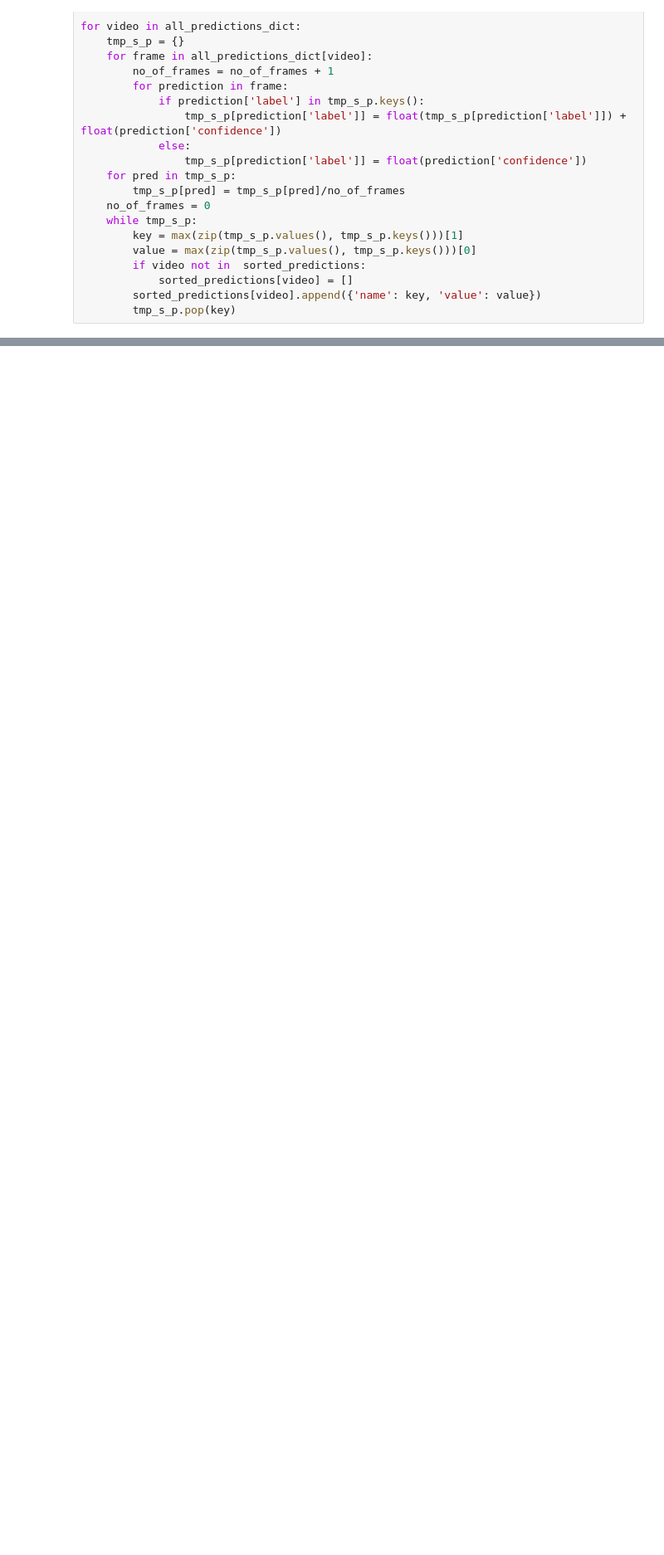
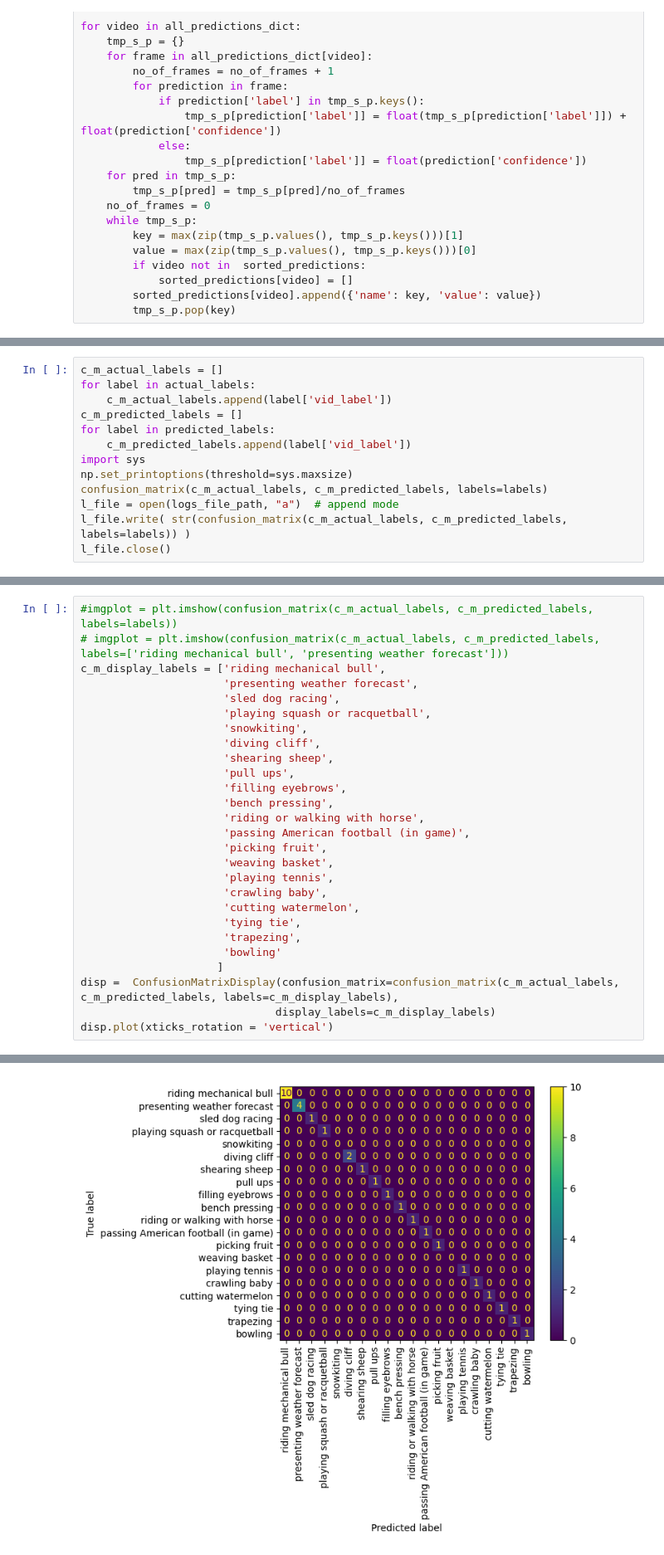
Before and after one commit to MuhammadShafaatKhan13/openvino_notebooks, a Jupyter notebook: notebook/action-recognition-webcam/action-recognition-webcam.ipynb, the cells around one changed output, grey strips where cells are left out. Shown at 83% size. Saved outputs shown, nothing was run; the diff lists cells and outputs as text; blank space fills up the shorter version.

Commit message:
wip: creating confusion matrix

```diff
--- a/notebook/action-recognition-webcam/action-recognition-webcam.ipynb
+++ b/notebook/action-recognition-webcam/action-recognition-webcam.ipynb
@@ -770,0 +795,13 @@ sorted_predictions
+# %%
+c_m_actual_labels = []
+for label in actual_labels:
+    c_m_actual_labels.append(label['vid_label'])
+c_m_predicted_labels = []
+for label in predicted_labels:
+    c_m_predicted_labels.append(label['vid_label'])
+import sys
+np.set_printoptions(threshold=sys.maxsize)
+confusion_matrix(c_m_actual_labels, c_m_predicted_labels, labels=labels)
+l_file = open(logs_file_path, "a")  # append mode
+l_file.write( str(confusion_matrix(c_m_actual_labels, c_m_predicted_labels, labels=labels)) )
+l_file.close()
@@ -770,0 +819,28 @@ sorted_predictions
+# %%
+#imgplot = plt.imshow(confusion_matrix(c_m_actual_labels, c_m_predicted_labels, labels=labels))
+# imgplot = plt.imshow(confusion_matrix(c_m_actual_labels, c_m_predicted_labels, labels=['riding mechanical bull', 'presenting weather forecast']))
+c_m_display_labels = ['riding mechanical bull',
+                      'presenting weather forecast',
+                      'sled dog racing',
+                      'playing squash or racquetball',
+                      'snowkiting',
+                      'diving cliff',
+                      'shearing sheep',
+                      'pull ups',
+                      'filling eyebrows',
+                      'bench pressing',
+                      'riding or walking with horse',
+                      'passing American football (in game)',
+                      'picking fruit',
+                      'weaving basket',
+                      'playing tennis',
+                      'crawling baby',
+                      'cutting watermelon',
+                      'tying tie',
+                      'trapezing',
+                      'bowling'
+                     ]
+disp =  ConfusionMatrixDisplay(confusion_matrix=confusion_matrix(c_m_actual_labels, c_m_predicted_labels, labels=c_m_display_labels),
+                              display_labels=c_m_display_labels)
+disp.plot(xticks_rotation = 'vertical')
+# %% [output]
@@ -770,0 +848 @@ sorted_predictions
+[figure, added]
```
Also changed, not shown: parts of 20 cells of this notebook.
